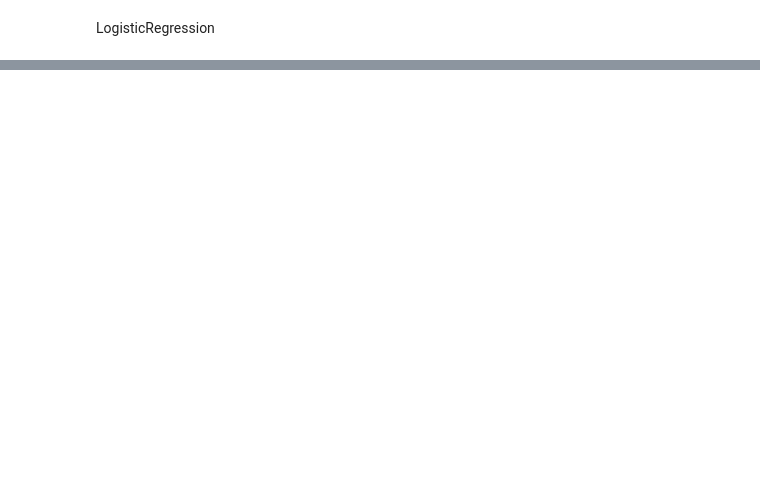
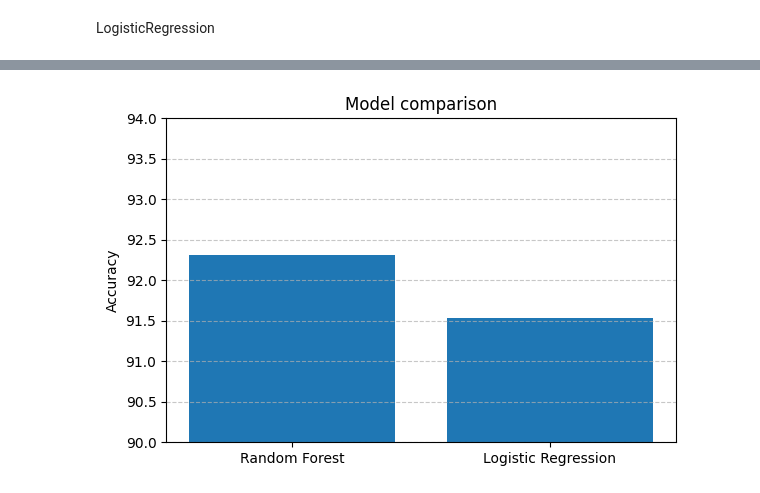
Before and after one commit to Seetharamanrs/Student_performance_analysis, a Jupyter notebook: Eda-analysis/student.ipynb, the cells around one changed output, grey strips where cells are left out. Cells and saved outputs as stored; diff of their text form; code cells hidden in the pictures; blank space fills up the shorter version.

Commit message:
Updation in Code and compared the RF and Logistic Regression

```diff
--- a/Eda-analysis/student.ipynb
+++ b/Eda-analysis/student.ipynb
@@ -237,0 +252,2 @@ plt.show()
+# %%
+acc_rf=accuracy_score(y_test, y_pred)
@@ -253,2 +273,4 @@ LogisticRegression(max_iter=1000)
 # %%
 y_pred_L=model_X.predict(X_test)
+# %%
+acc_l=accuracy_score(y_test,y_pred_L)
@@ -284,0 +300,14 @@ weighted avg       0.42      0.40      0.39       130
+# %%
+models=['Random Forest','Logistic Regression']
+acc=[acc_rf*100,acc_l*100]
+# %%
+plt.figure(figsize=(6,4))
+plt.bar(models,acc)
+plt.title('Model comparison')
+plt.ylabel('Accuracy')
+plt.ylim(90,94)
+plt.tight_layout()
+plt.grid(axis='y',linestyle='--',alpha=0.7)
+plt.show()
+# %% [output]
+[figure, added]
```
Also changed, not shown: parts of 18 cells of this notebook.
